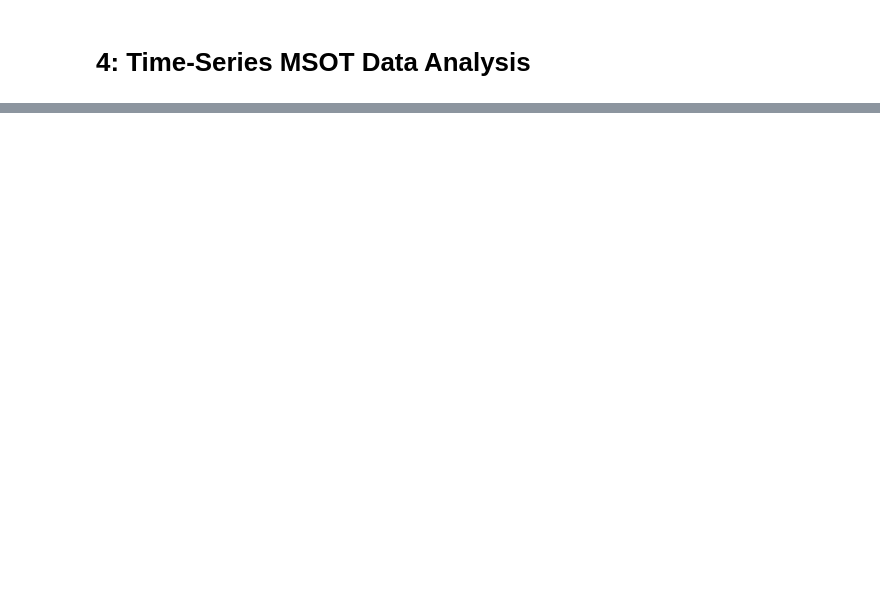
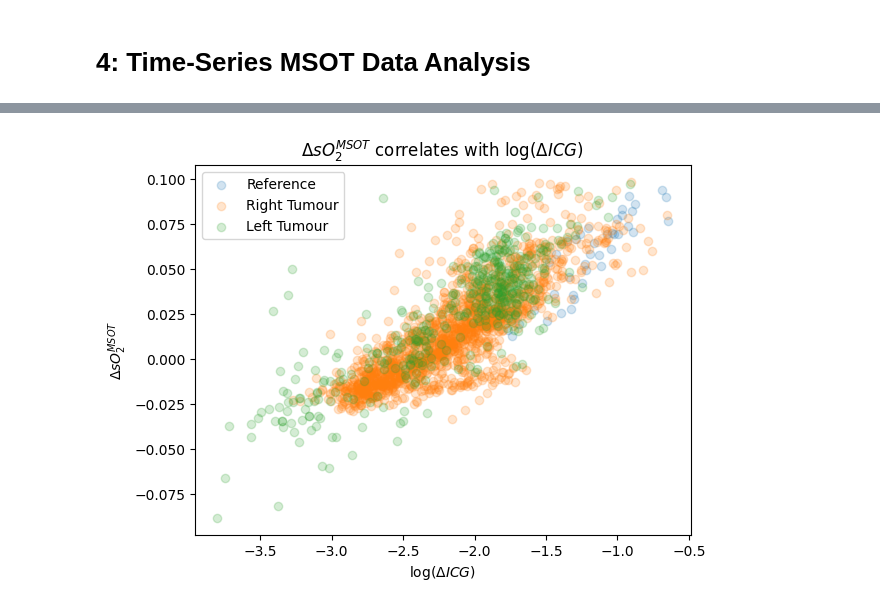
Before and after one commit to tomelse/patato, a Jupyter notebook: docs/examples/04_timeseriesanalysis.ipynb, the cells around one changed output, grey strips where cells are left out. Cells and saved outputs as stored; diff of their text form; code cells hidden in the pictures; blank space fills up the shorter version.

```diff
--- a/docs/examples/04_timeseriesanalysis.ipynb
+++ b/docs/examples/04_timeseriesanalysis.ipynb
@@ -63,5 +106,7 @@ plt.show()
 # %%
 gca = pat.GasChallengeAnalyser(display_output=False)
+dso2, _, (baseline_so2, baseline_sigma_so2) = gca.run(so2, pa_so2)
+
+dce = pat.DCEAnalyser(display_output=False)
+dicg, _, [baseline_icg, baseline_sigma_icg] = dce.run(pa_dce.get_scan_unmixed(), pa_dce)
-# %%
-dso2, _, (baseline_so2, baseline_sigma_so2) = gca.run(so2, pa)
 # %%
@@ -80,0 +131,21 @@ plt.show()
+# %%
+def get_pixel_values(delta_values, region, filter_bad=False):
+    mask, _ = region.to_mask_slice(delta_values)
+    delta = delta_values.raw_data.T[mask.T].T
+
+    if filter_bad:
+        delta[(delta>0.1) | (delta<-0.1)] = np.nan
+    return delta
+# %%
+from scipy.stats import pearsonr
+
+plt.scatter(np.log(get_pixel_values(dicg, roi_reference)), get_pixel_values(dso2, roi_reference, True), alpha=0.2, label="Reference")
+plt.scatter(np.log(get_pixel_values(dicg, roi_tumour_right)), get_pixel_values(dso2, roi_tumour_right, True), alpha=0.2, label="Right Tumour")
+plt.scatter(np.log(get_pixel_values(dicg, roi_tumour_left)), get_pixel_values(dso2, roi_tumour_left, True), alpha=0.2, label="Left Tumour")
+plt.xlabel(r"$\log(\Delta ICG)$")
+plt.ylabel(r"$\Delta sO_2^{MSOT}$")
+plt.title(r"$\Delta sO_2^{MSOT}$ correlates with $\log (\Delta ICG$)")
+plt.legend()
+plt.show()
+# %% [output]
+[figure, added]
```
Also changed, not shown: parts of 11 cells of this notebook, 4 other files.
